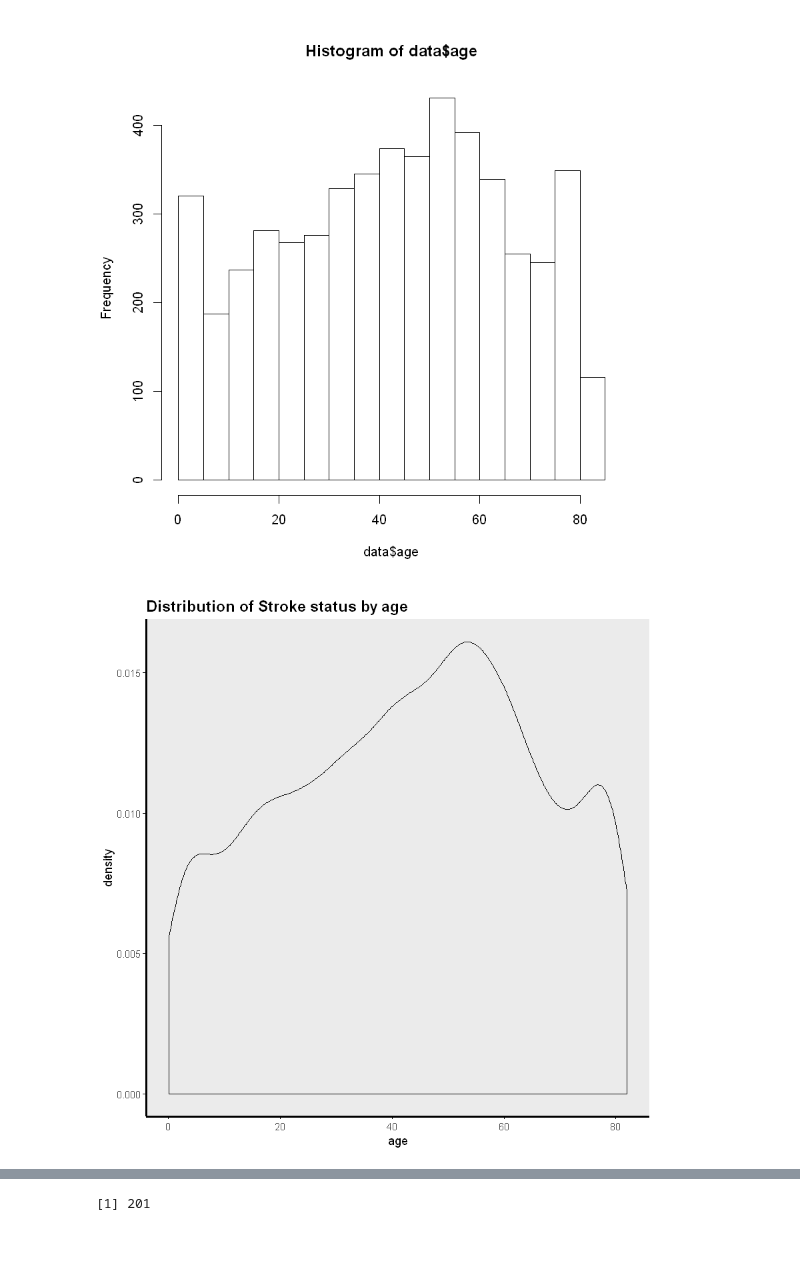
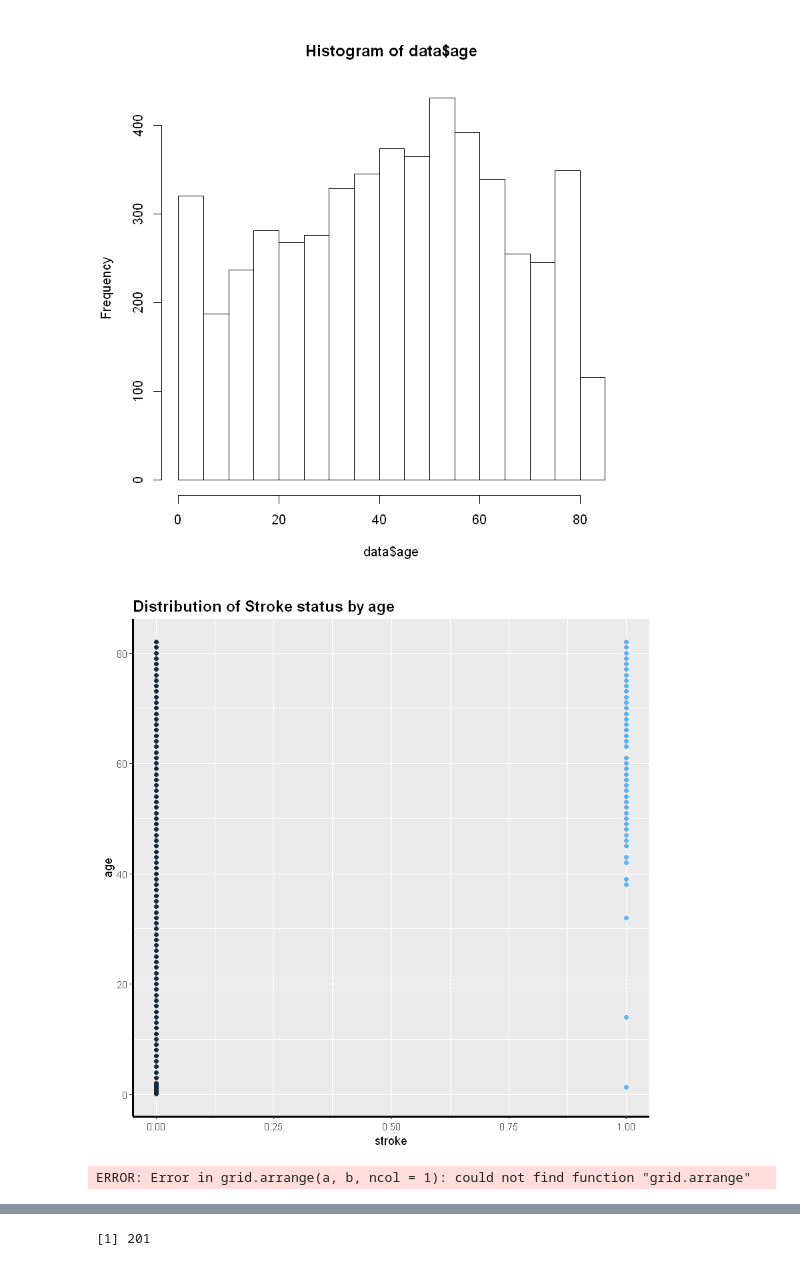
Before and after one commit to mriamft/Stroke-Prediction, a Jupyter notebook: Phase1 Jupyter notebook.ipynb, the cells around one changed output, grey strips where cells are left out. Drawn from its saved outputs; the diff is of its cells as text; code cells hidden in the pictures.

```diff
--- a/Phase1 Jupyter notebook.ipynb
+++ b/Phase1 Jupyter notebook.ipynb
@@ -210,10 +236,30 @@ hist(data$age)
 # %% [output]
 [figure]
 # %%
-ggplot(data) + geom_density(mapping = aes(x = age, fill = stroke, color = stroke ), alpha =0.5 )+
-  theme(  axis.ticks = element_blank(), panel.grid = element_blank(), ) +
-  labs(title = "Distribution of Stroke status by age") +
-  theme( plot.title = element_text(size = 14, face = "bold"), axis.line = element_line(size = 1), axis.ticks = element_line() )
+ggplot(data) + geom_point(mapping = aes(y = age, x = stroke, color = stroke ), alpha =0.9 )+
+  labs(title = "Distribution of Stroke status by age" ) +
+  theme( plot.title = element_text(size = 14, face = "bold"), legend.position = "none", axis.line = element_line(size = 1), axis.ticks = element_line() )
 # %% [output]
-[figure, old version]
+[figure, new version]
+# %%
+a <- data %>% filter(heart_disease == 0 ) %>% group_by(stroke) %>% summarise(people = n()) %>%
+  mutate( total = sum(people), percentage = (people/total)) %>%
+  ggplot(mapping = aes(x="", y = percentage, fill = stroke)) +
+  geom_col( width = 1) + coord_polar(theta = "y", start = 0, direction = 1) +
+  theme(  axis.ticks = element_blank(), panel.grid = element_blank(), axis.title = element_blank(), axis.text = element_blank(),plot.title = element_text(size = 14, face = "bold")) +
+  geom_text(aes(label = scales::percent(percentage)), color = "White", position = position_stack(vjust = 0.8)) + labs(title = "Healthy heart Patients by stroke status")+ scale_fill_manual(values = c("burlywood3", "slateblue3"))
+
+# percentage of people with hearth disease who has had stroke and people who has not
+
+b <- data %>% filter(heart_disease == 1 ) %>% group_by(stroke) %>% summarise(people = n()) %>%
+  mutate( total = sum(people), percentage = (people/total)) %>%
+  ggplot(mapping = aes(x="", y = percentage, fill = stroke)) +
+  geom_col( width = 1) + coord_polar(theta = "y", start = 0) +
+  theme(  axis.ticks = element_blank(), panel.grid = element_blank(), axis.text = element_blank(), axis.title = element_blank(),plot.title = element_text(size = 14, face = "bold")) +
+  geom_text(aes(label = scales::percent(percentage)), color = "White" , position = position_stack(vjust = 0.6))+ labs(title = "Heart disease Patients by stroke status") + scale_fill_manual(values = c("burlywood3", "slateblue3"))
+
+# Viewing the two above charts together
+grid.arrange(a,b, ncol = 1)
+# %% [output]
+ERROR: Error in grid.arrange(a, b, ncol = 1): could not find function "grid.arrange"
 # %% [markdown]
```
Also changed, not shown: parts of 22 cells of this notebook.
